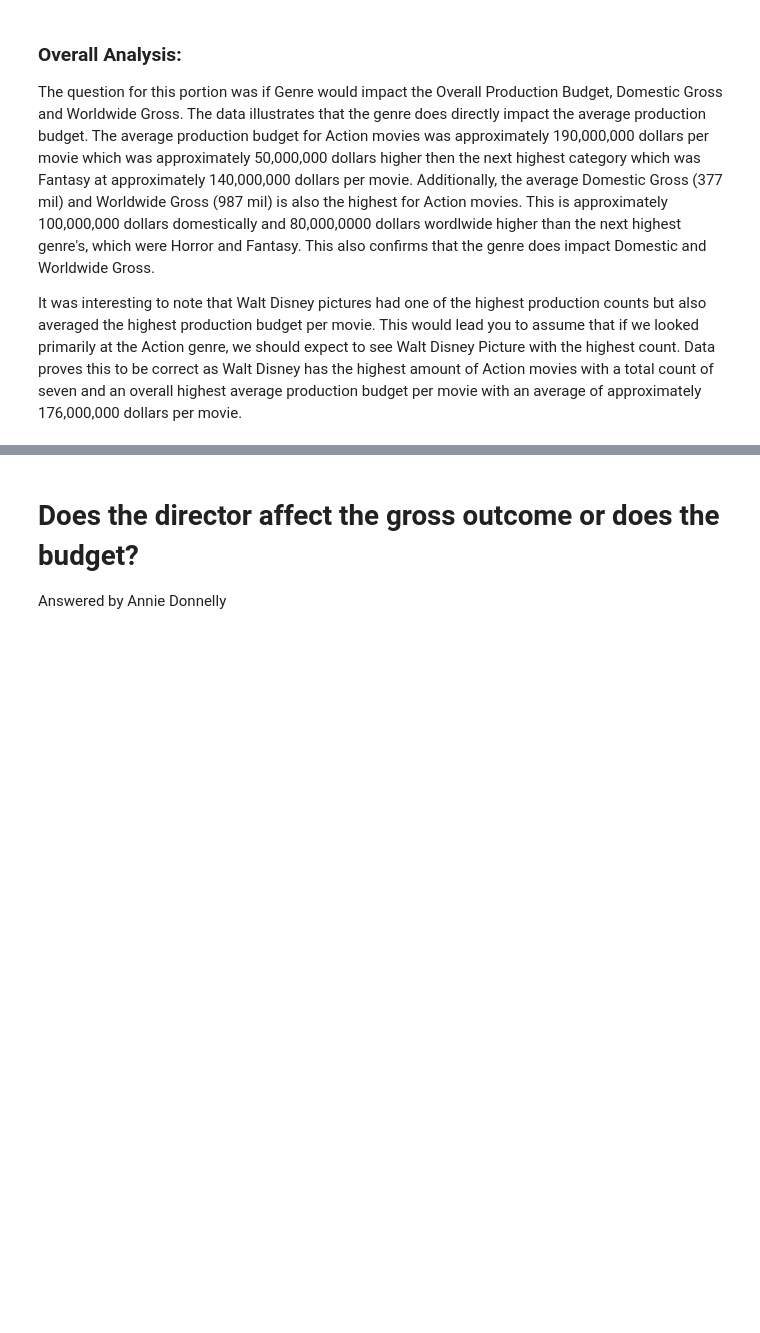
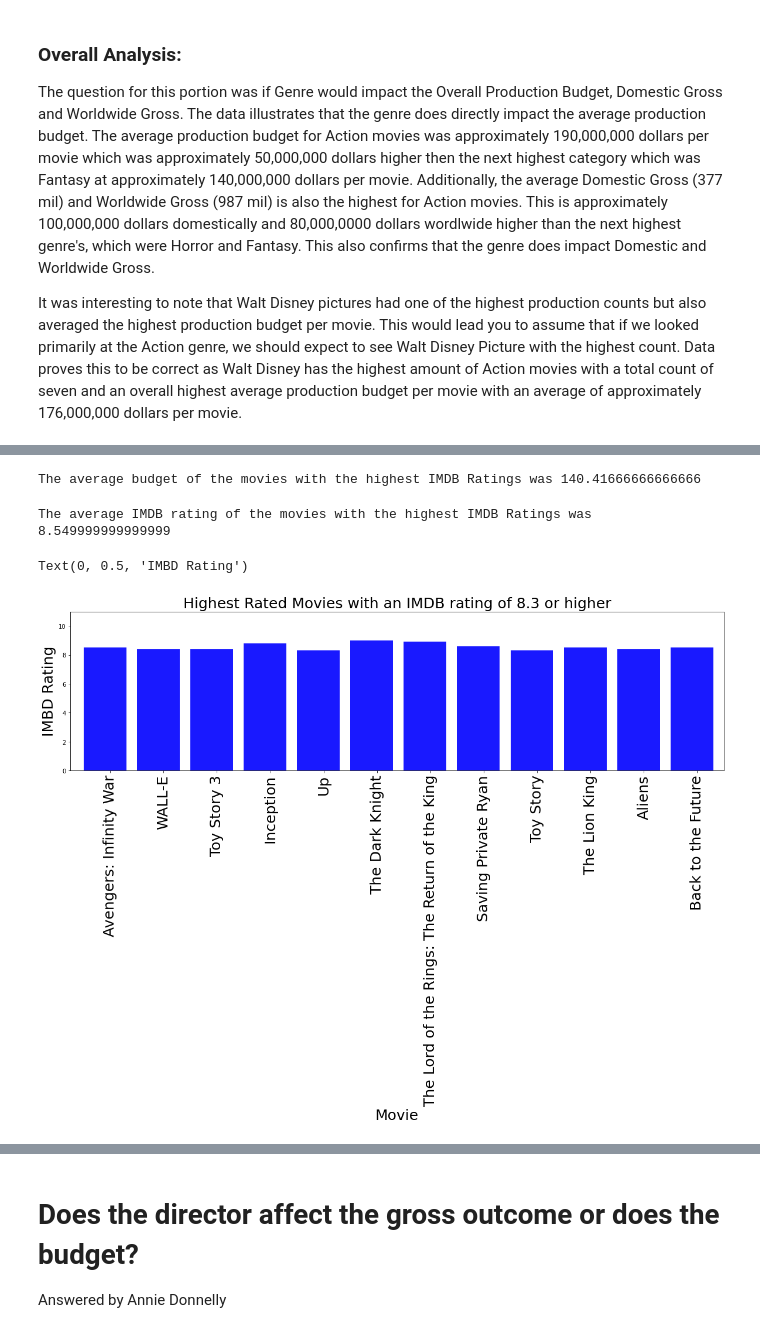
Before and after one commit to annied222/Project_1, a Jupyter notebook: movies.ipynb, the cells around one changed output, grey strips where cells are left out. Saved outputs shown, nothing was run; the diff lists cells and outputs as text; code cells hidden in the pictures; blank space fills up the shorter version.

Commit message:
adding robert's part

```diff
--- a/movies.ipynb
+++ b/movies.ipynb
@@ -514,0 +543,7 @@ It was interesting to note that Walt Disney pictures had one of the highest prod
+# %%
+robert_df = pd.read_csv("allmoviesdata.csv")
+
+# Identifiying the movies with the highest IMDB ratings
+highestrated_df = robert_df.loc[robert_df["IMDB Rating"] >= 8.3, [
+    "Title", "Production Budget", "IMDB Rating", "Year", "Studio", "Director"]]
+highestrated_df
@@ -514,0 +564,27 @@ It was interesting to note that Walt Disney pictures had one of the highest prod
+# %%
+highbudavg = highestrated_df["Production Budget"].mean()
+
+print(f"The average budget of the movies with the highest IMDB Ratings was {highbudavg}")
+# %% [output]
+The average budget of the movies with the highest IMDB Ratings was 140.41666666666666
+# %%
+highrateavg = highestrated_df["IMDB Rating"].mean()
+
+print(f"The average IMDB rating of the movies with the highest IMDB Ratings was {highrateavg}")
+# %% [output]
+The average IMDB rating of the movies with the highest IMDB Ratings was 8.549999999999999
+# %%
+x_axishighrate = np.arange(len(highestrated_df))
+tick_locations = [value+0.5 for value in x_axishighrate]
+
+plt.figure(figsize=(20,5))
+plt.bar(x_axishighrate, highestrated_df["IMDB Rating"], color='blue', alpha=0.9, align="edge")
+plt.xticks(tick_locations, highestrated_df["Title"], rotation="90", fontsize=25)
+plt.xlim(-0.25, len(x_axishighrate))
+plt.ylim(0, max(highestrated_df["IMDB Rating"])+2)
+plt.title("Highest Rated Movies with an IMDB rating of 8.3 or higher",fontsize=25)
+plt.xlabel("Movie", fontsize=25)
+plt.ylabel("IMBD Rating", fontsize=25)
+# %% [output]
+Text(0, 0.5, 'IMBD Rating')
+[figure, added]
```
Also changed, not shown: parts of 17 cells of this notebook, 2 other files.
